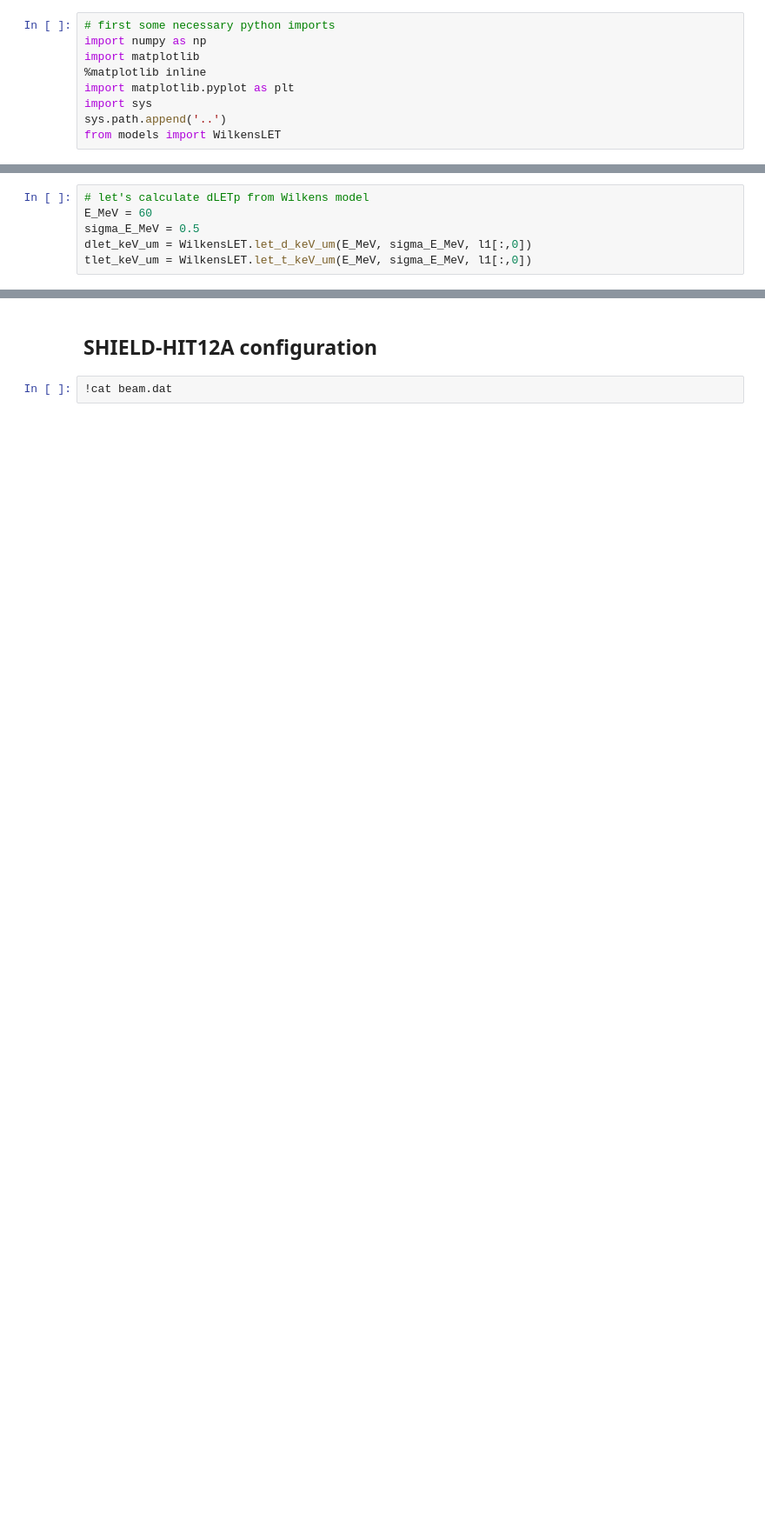
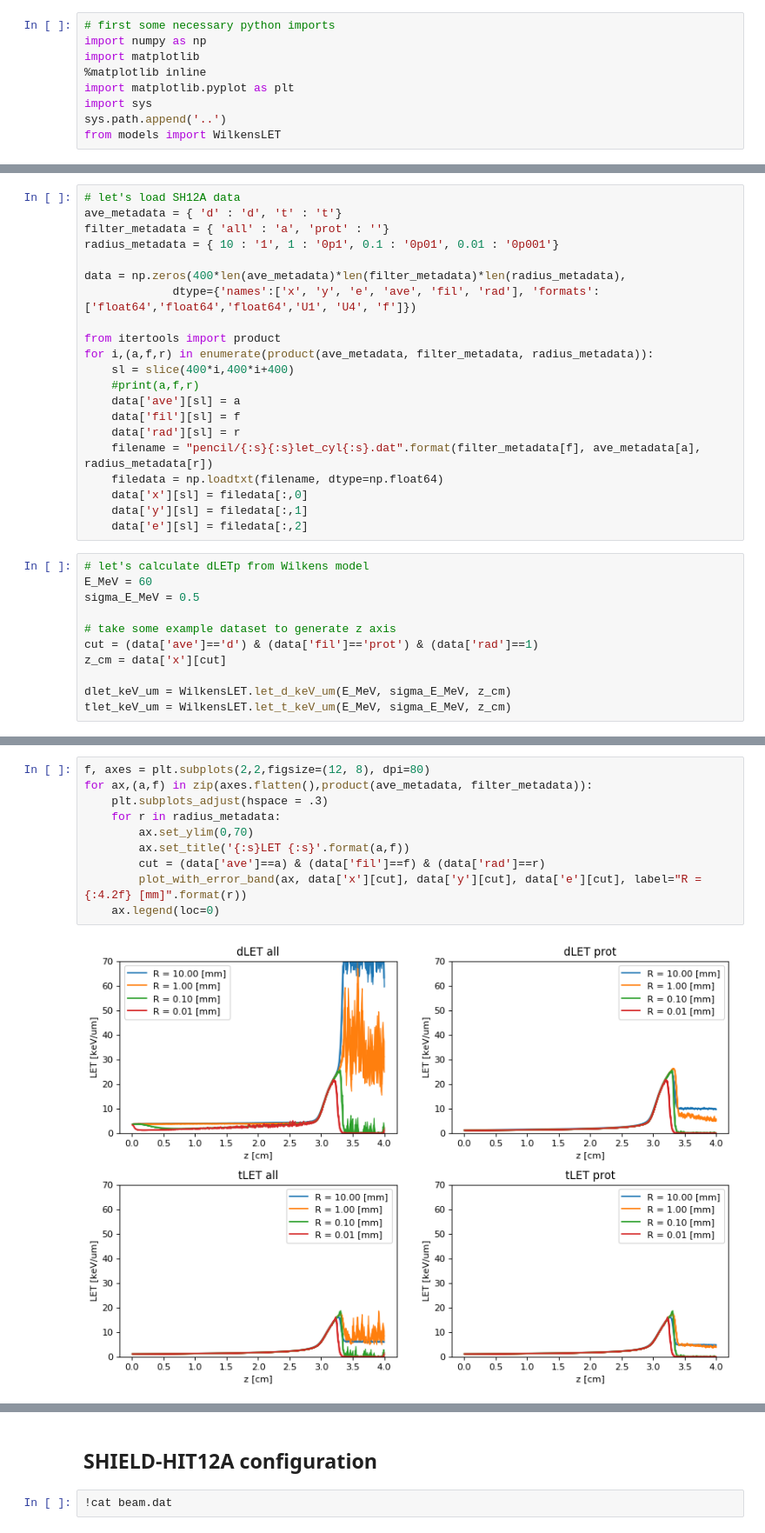
Before and after one commit to DataMedSci/PTAM, a Jupyter notebook: sh12a/comparison.ipynb, the cells around one changed output, grey strips where cells are left out. Shown at 87% size. Drawn from its saved outputs; the diff is of its cells as text; blank space fills up the shorter version.

```diff
--- a/sh12a/comparison.ipynb
+++ b/sh12a/comparison.ipynb
@@ -33,6 +30,32 @@ al4 = np.loadtxt("pencil/adlet_cyl0p001.dat")
+# %%
+# let's load SH12A data
+ave_metadata = { 'd' : 'd', 't' : 't'}
+filter_metadata = { 'all' : 'a', 'prot' : ''}
+radius_metadata = { 10 : '1', 1 : '0p1', 0.1 : '0p01', 0.01 : '0p001'}
+
+data = np.zeros(400*len(ave_metadata)*len(filter_metadata)*len(radius_metadata),
+             dtype={'names':['x', 'y', 'e', 'ave', 'fil', 'rad'], 'formats':['float64','float64','float64','U1', 'U4', 'f']})
+
+from itertools import product
+for i,(a,f,r) in enumerate(product(ave_metadata, filter_metadata, radius_metadata)):
+    sl = slice(400*i,400*i+400)
+    #print(a,f,r)
+    data['ave'][sl] = a
+    data['fil'][sl] = f
+    data['rad'][sl] = r
+    filename = "pencil/{:s}{:s}let_cyl{:s}.dat".format(filter_metadata[f], ave_metadata[a], radius_metadata[r])
+    filedata = np.loadtxt(filename, dtype=np.float64)
+    data['x'][sl] = filedata[:,0]
+    data['y'][sl] = filedata[:,1]
+    data['e'][sl] = filedata[:,2]
 # %%
 # let's calculate dLETp from Wilkens model
 E_MeV = 60
 sigma_E_MeV = 0.5
-dlet_keV_um = WilkensLET.let_d_keV_um(E_MeV, sigma_E_MeV, l1[:,0])
-tlet_keV_um = WilkensLET.let_t_keV_um(E_MeV, sigma_E_MeV, l1[:,0])
+
+# take some example dataset to generate z axis
+cut = (data['ave']=='d') & (data['fil']=='prot') & (data['rad']==1)
+z_cm = data['x'][cut]
+
+dlet_keV_um = WilkensLET.let_d_keV_um(E_MeV, sigma_E_MeV, z_cm)
+tlet_keV_um = WilkensLET.let_t_keV_um(E_MeV, sigma_E_MeV, z_cm)
@@ -179,0 +62,12 @@ NameError: name 'let_keV_um' is not defined
+# %%
+f, axes = plt.subplots(2,2,figsize=(12, 8), dpi=80)
+for ax,(a,f) in zip(axes.flatten(),product(ave_metadata, filter_metadata)):
+    plt.subplots_adjust(hspace = .3)
+    for r in radius_metadata:
+        ax.set_ylim(0,70)
+        ax.set_title('{:s}LET {:s}'.format(a,f))
+        cut = (data['ave']==a) & (data['fil']==f) & (data['rad']==r)
+        plot_with_error_band(ax, data['x'][cut], data['y'][cut], data['e'][cut], label="R = {:4.2f} [mm]".format(r))
+    ax.legend(loc=0)
+# %% [output]
+[figure, added]
```
Also changed, not shown: parts of 23 cells of this notebook, 35 other files.
